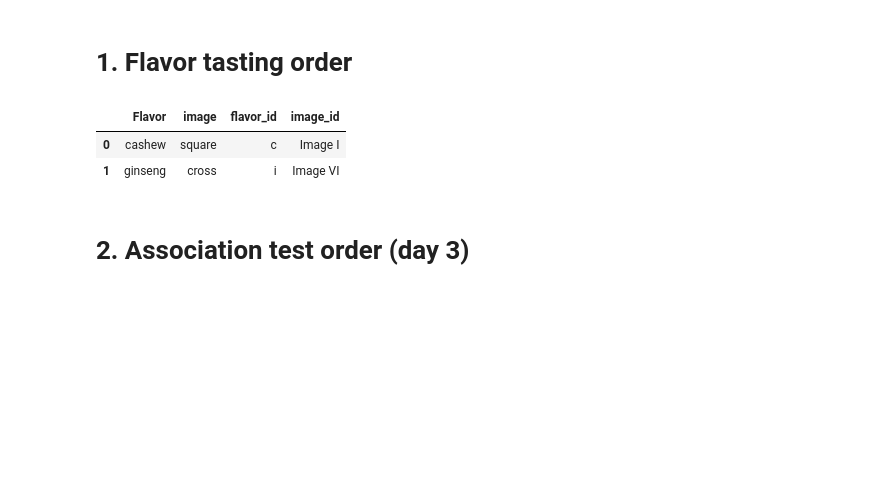
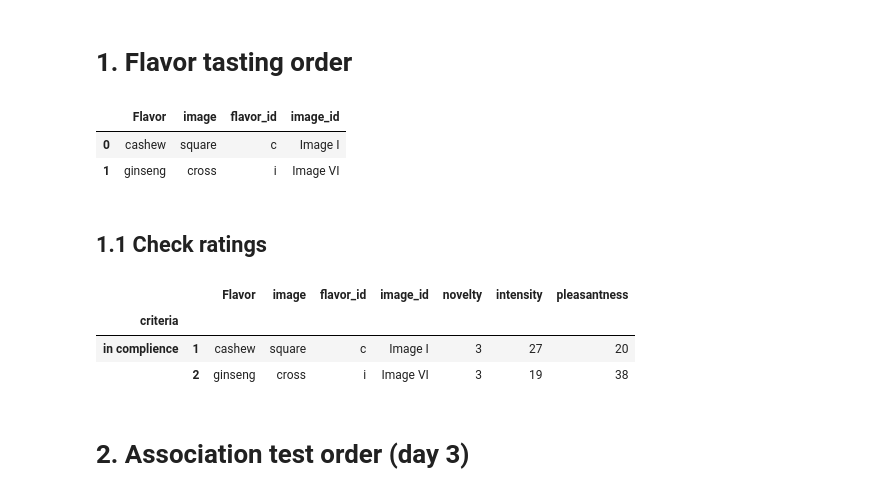
Before and after one commit to ffviana/nutreconDrive, a Jupyter notebook: 1. Acquisition/notebooks/3. Day 3.ipynb, the cells around one changed output. Saved outputs shown, nothing was run; the diff lists cells and outputs as text; code cells hidden in the pictures; blank space fills up the shorter version.

```diff
--- a/1. Acquisition/notebooks/3. Day 3.ipynb
+++ b/1. Acquisition/notebooks/3. Day 3.ipynb
@@ -48,6 +71,40 @@ presentation_order_d3_df.T
 |  | Flavor | image | flavor_id | image_id |
 | 0 | cashew | square | c | Image I |
 | 1 | ginseng | cross | i | Image VI |
+# %% [markdown]
+## 1.1 Check ratings
+# %%
+pleas_min = 0
+pleas_max = 80
+df_pleas = None
+df_pleas_ = None
+
+ratings_colNames = ['User','Trial',novelty_colName, intensity_colName, pleasanteness_colName]
+df_, _ = loadResponses(responses_dataPath, flav_ratings_fileID, subject_code)
+if not df_ is None:
+  tmp_df = presentation_order_d3_df.T
+  tmp_df['Trial'] = np.arange(1,len(tmp_df)+1)
+  df = tmp_df.merge(df_[ratings_colNames],
+                                  left_on = 'Trial', right_on = 'Trial').drop(columns='Trial')
+  df_pleas = df[(df[pleasanteness_colName] >= pleas_min) & (df[pleasanteness_colName] < pleas_max)].sort_values(by=novelty_colName, ascending = False)
+  if len(df_pleas) == 0 :
+    df_pleas = df.sort_values(by=[pleasanteness_colName, novelty_colName], key=abs).set_index(np.arange(1,len(df)+1))
+    df_pleas['criteria'] = 'not in complience'
+  else:
+    df_pleas['criteria'] = 'in complience'
+    flavors_ = df_pleas[flavorName_colName].to_list()
+    df_ = df[~df[flavorName_colName].isin(flavors_)].sort_values(by=[pleasanteness_colName, novelty_colName], key=abs)
+    df_['criteria'] = 'not in complience'
+    df_pleas = pd.concat([df_pleas, df_])
+  df_pleas = df_pleas.set_index(np.arange(len(df_pleas)) + 1).rename_axis('').reset_index().set_index(['criteria', ''])
+  df_pleas_ = df_pleas.drop(columns = ['User'] )
+
+df_pleas_
+# %% [output]
+|  |  | Flavor | image | flavor_id | image_id | novelty | intensity | pleasantness |
+| criteria |  |  |  |  |  |  |  |  |
+| in complience | 1 | cashew | square | c | Image I | 3 | 27 | 20 |
+|  | 2 | ginseng | cross | i | Image VI | 3 | 19 | 38 |
 # %% [markdown]
 # 2. Association test order  (day 3)
 # %%
```
Also changed, not shown: parts of 12 cells of this notebook, 5 other files.
